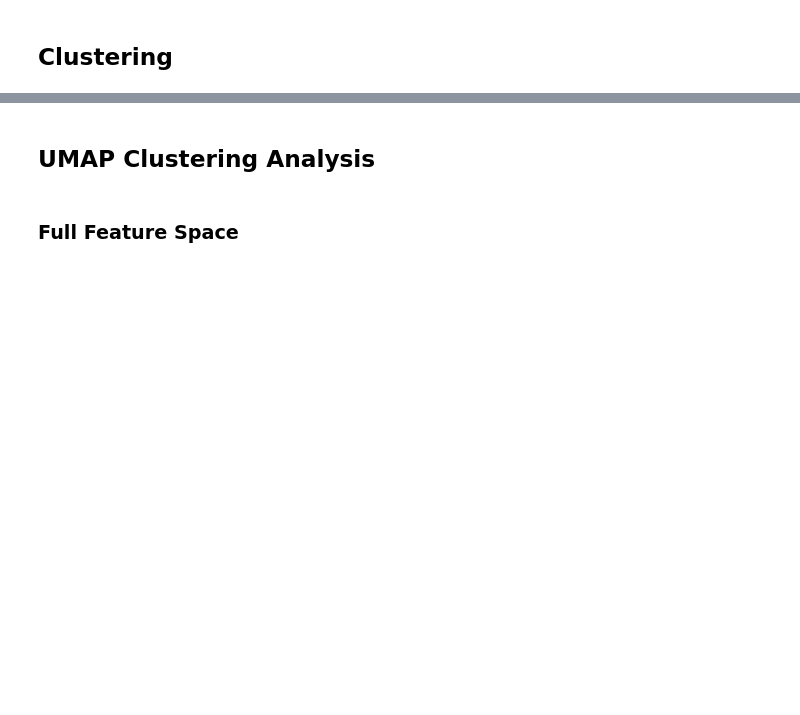
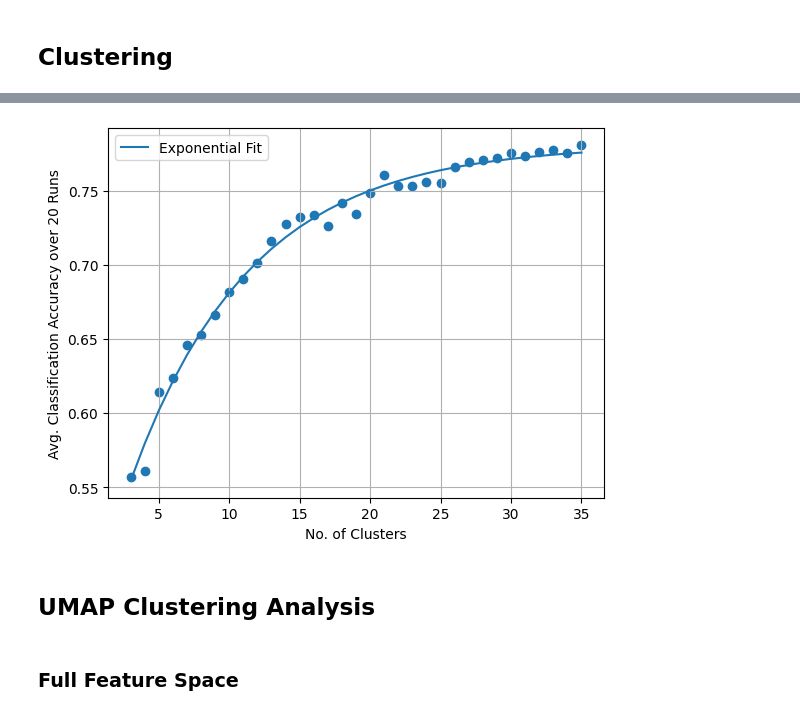
Before and after one commit to Kirstyelli-Work/MSc_Project, a Jupyter notebook: GZD_5_Classification.ipynb, the cells around one changed output, grey strips where cells are left out. Saved outputs shown, nothing was run; the diff lists cells and outputs as text; code cells hidden in the pictures; blank space fills up the shorter version.

Commit message:
Added multiple runs and multiple cluster choices

```diff
--- a/GZD_5_Classification.ipynb
+++ b/GZD_5_Classification.ipynb
@@ -6,3 +4,3 @@ ___
 # %%
 method = 'MBKM'
-no_of_clusters = 20
+no_of_runs = 20
@@ -216,3 +225,21 @@ weighted avg       0.75      0.75      0.75     15721
+# %%
+from scipy.optimize import curve_fit
+
+def f_x(x, A, B, C):
+    return A - B*np.exp(-C*x)
+
+popt, pcov = curve_fit(f_x, no_of_clusters_to_test, avg_accuracies)
+a,b,c = popt
+# %%
+plt.scatter(no_of_clusters_to_test, avg_accuracies)
+plt.plot(no_of_clusters_to_test, f_x(no_of_clusters_to_test, a, b, c), label='Exponential Fit')
+plt.xlabel("No. of Clusters")
+plt.ylabel(f"Avg. Classification Accuracy over {no_of_runs} Runs")
+plt.grid()
+plt.legend()
+plt.show()
+# %% [output]
+[figure, added]
 # %% [markdown]
 ## UMAP Clustering Analysis
 # %%
```
Also changed, not shown: parts of 15 cells of this notebook, 1 other file.
